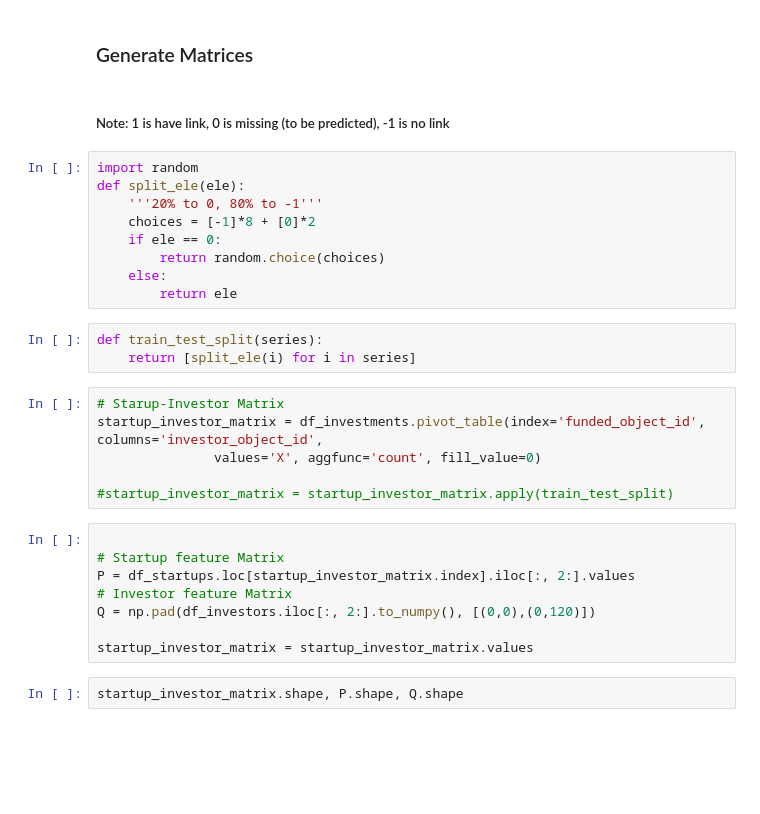
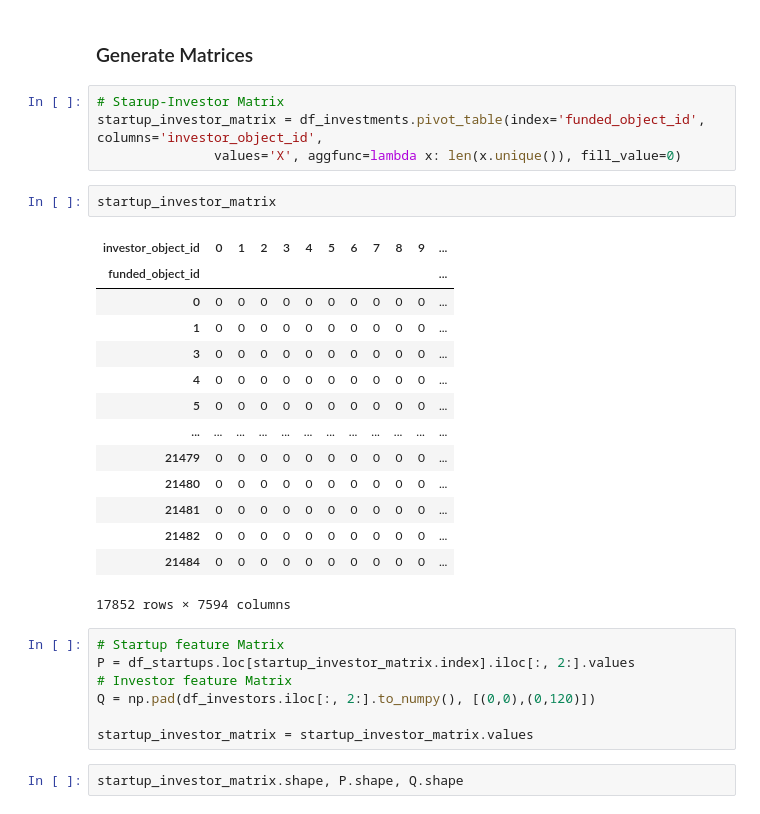
Before and after one commit to samuellau0802/COMP-4222-Project, a Jupyter notebook: matrix_factorization.ipynb, the cells around one changed output. Drawn from its saved outputs; the diff is of its cells as text; blank space fills up the shorter version.

```diff
--- a/matrix_factorization.ipynb
+++ b/matrix_factorization.ipynb
@@ -25,28 +25,28 @@ df_investments = pd.read_csv('./data/funding_round_formatted.csv')
 df_investments["X"] = ["X"] * len(df_investments)
 # %% [markdown]
 ### Generate Matrices
-# %% [markdown]
-##### Note: 1 is have link, 0 is missing (to be predicted), -1 is no link
-# %%
-import random
-def split_ele(ele):
-    '''20% to 0, 80% to -1'''
-    choices = [-1]*8 + [0]*2
-    if ele == 0:
-        return random.choice(choices)
-    else:
-        return ele
-# %%
-def train_test_split(series):
-    return [split_ele(i) for i in series]
 # %%
 # Starup-Investor Matrix
 startup_investor_matrix = df_investments.pivot_table(index='funded_object_id', columns='investor_object_id',
-               values='X', aggfunc='count', fill_value=0)
-
-#startup_investor_matrix = startup_investor_matrix.apply(train_test_split)
+               values='X', aggfunc=lambda x: len(x.unique()), fill_value=0)
+# %%
+startup_investor_matrix
+# %% [output]
+| investor_object_id | 0 | 1 | 2 | 3 | 4 | 5 | 6 | 7 | 8 | 9 | ... |
+| funded_object_id |  |  |  |  |  |  |  |  |  |  | ... |
+| 0 | 0 | 0 | 0 | 0 | 0 | 0 | 0 | 0 | 0 | 0 | ... |
+| 1 | 0 | 0 | 0 | 0 | 0 | 0 | 0 | 0 | 0 | 0 | ... |
+| 3 | 0 | 0 | 0 | 0 | 0 | 0 | 0 | 0 | 0 | 0 | ... |
+| 4 | 0 | 0 | 0 | 0 | 0 | 0 | 0 | 0 | 0 | 0 | ... |
+| 5 | 0 | 0 | 0 | 0 | 0 | 0 | 0 | 0 | 0 | 0 | ... |
+| ... | ... | ... | ... | ... | ... | ... | ... | ... | ... | ... | ... |
+| 21479 | 0 | 0 | 0 | 0 | 0 | 0 | 0 | 0 | 0 | 0 | ... |
+| 21480 | 0 | 0 | 0 | 0 | 0 | 0 | 0 | 0 | 0 | 0 | ... |
+| 21481 | 0 | 0 | 0 | 0 | 0 | 0 | 0 | 0 | 0 | 0 | ... |
+| 21482 | 0 | 0 | 0 | 0 | 0 | 0 | 0 | 0 | 0 | 0 | ... |
+| 21484 | 0 | 0 | 0 | 0 | 0 | 0 | 0 | 0 | 0 | 0 | ... |
+17852 rows × 7594 columns
 # %%
-
 # Startup feature Matrix
 P = df_startups.loc[startup_investor_matrix.index].iloc[:, 2:].values
 # Investor feature Matrix
```
Also changed, not shown: parts of 5 cells of this notebook, 2 other files.
